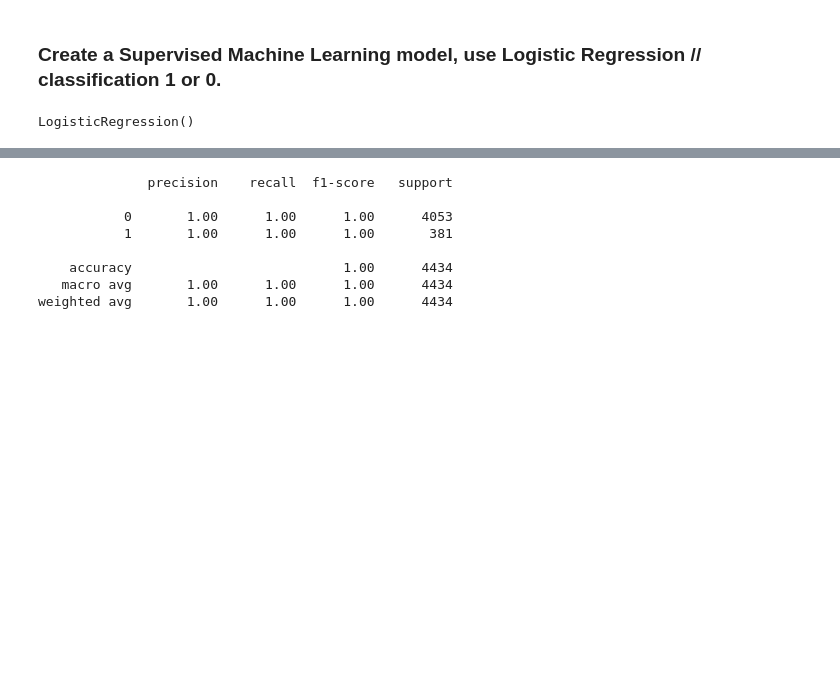
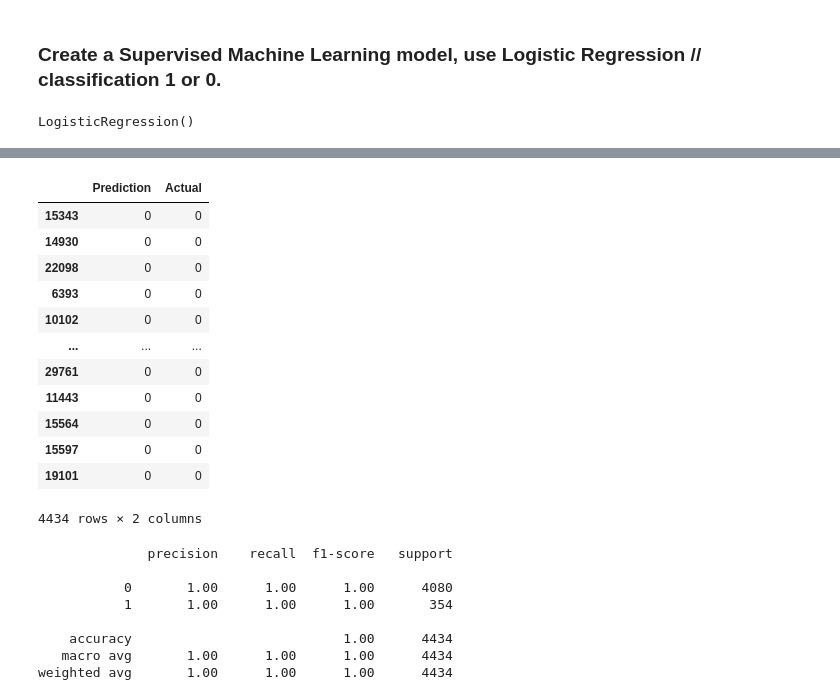
Before and after one commit to psidhu42/Group-3-NASA-Exoplanets, a Jupyter notebook: Project-Test/initial_data_test.ipynb, the cells around one changed output, grey strips where cells are left out. Saved outputs shown, nothing was run; the diff lists cells and outputs as text; code cells hidden in the pictures; blank space fills up the shorter version.

```diff
--- a/Project-Test/initial_data_test.ipynb
+++ b/Project-Test/initial_data_test.ipynb
@@ -210,7 +212,7 @@ X = clean_exoplanet_df.drop("Planet Status", axis=1)
 y = clean_exoplanet_df["Planet Status"]
 # %%
 # Split into Train and Test Sets:
-X_train, X_test, y_train, y_test = train_test_split(X, y, random_state=1, test_size=.33)
+X_train, X_test, y_train, y_test = train_test_split(X, y, random_state=1, stratify=y, test_size= 0.33)
 # %%
 # Train the model:
 lm = LogisticRegression()
@@ -227,0 +248,19 @@ array([0, 0, 0, ..., 0, 0, 0])
+# %%
+predictions = lm.predict(X_test)
+t1 = pd.DataFrame({"Prediction": predictions, "Actual": y_test})
+t1
+#t1.nunique().value_counts()
+# %% [output]
+|  | Prediction | Actual |
+| 15343 | 0 | 0 |
+| 14930 | 0 | 0 |
+| 22098 | 0 | 0 |
+| 6393 | 0 | 0 |
+| 10102 | 0 | 0 |
+| ... | ... | ... |
+| 29761 | 0 | 0 |
+| 11443 | 0 | 0 |
+| 15564 | 0 | 0 |
+| 15597 | 0 | 0 |
+| 19101 | 0 | 0 |
+4434 rows × 2 columns
@@ -230,8 +271,8 @@ print(classification_report(y_test, predict))
 # %% [output]
               precision    recall  f1-score   support
 
-           0       1.00      1.00      1.00      4053
-           1       1.00      1.00      1.00       381
+           0       1.00      1.00      1.00      4080
+           1       1.00      1.00      1.00       354
 
     accuracy                           1.00      4434
    macro avg       1.00      1.00      1.00      4434
```
Also changed, not shown: parts of 3 cells of this notebook.
